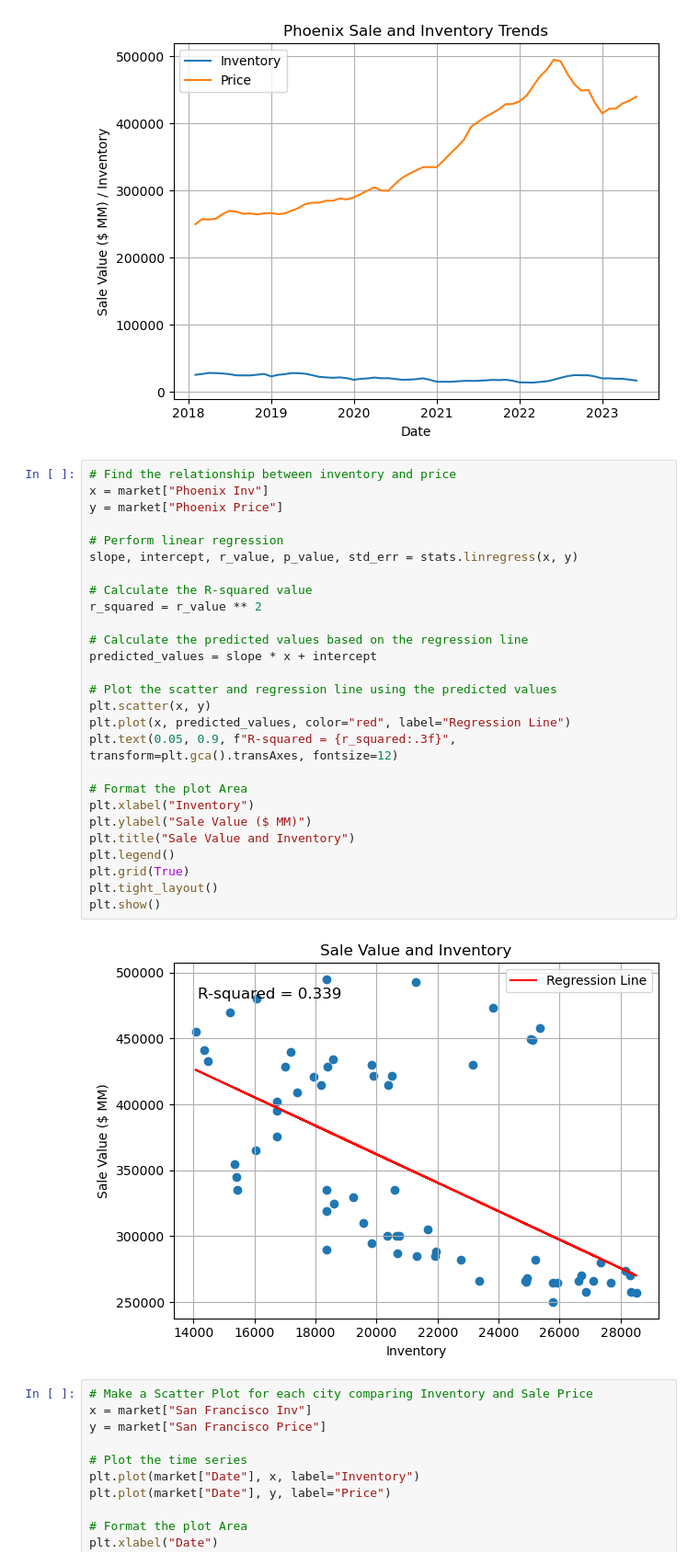
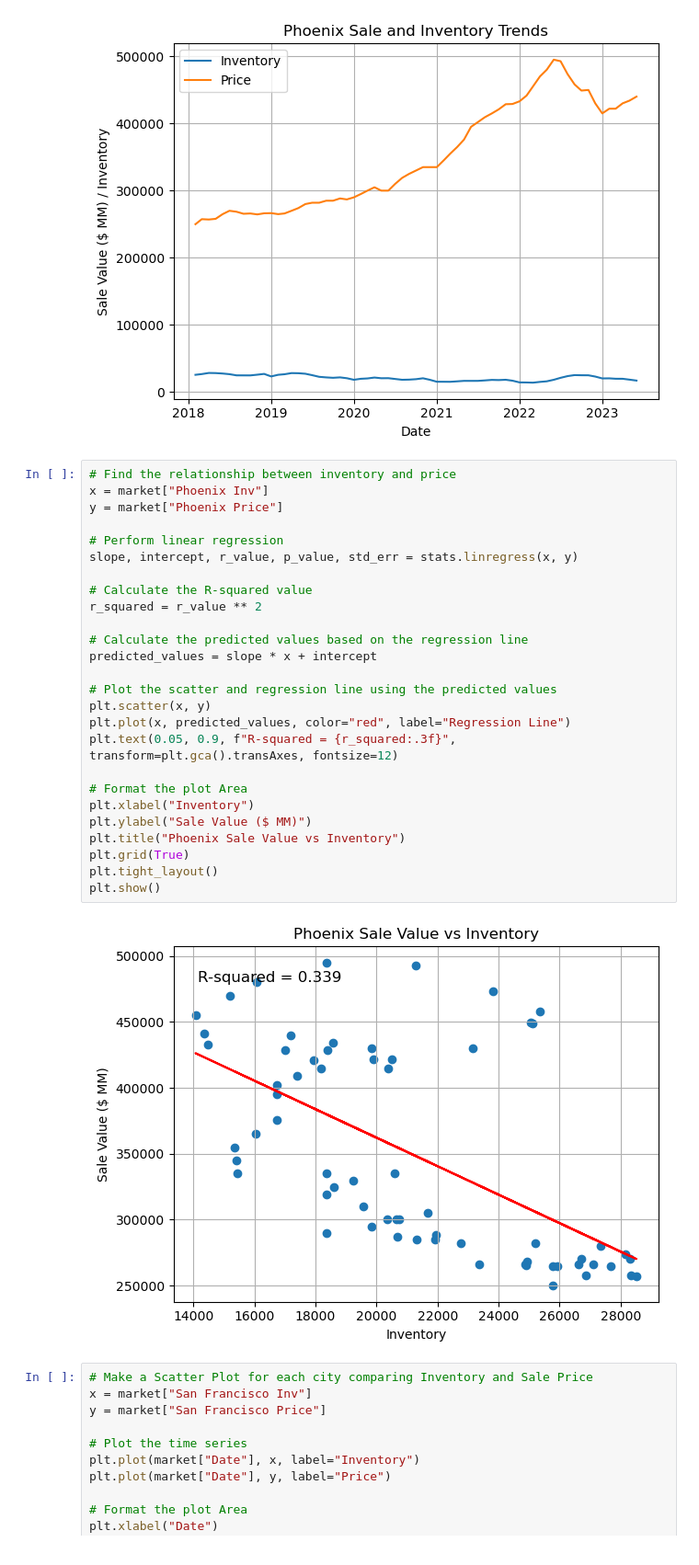
Before and after one commit to grantkerkman/project1_housing, a Jupyter notebook: grant_notebook.ipynb, the cells around one changed output. Shown at 92% size. Cells and saved outputs as stored; diff of their text form.

```diff
--- a/grant_notebook.ipynb
+++ b/grant_notebook.ipynb
@@ -753,32 +750,31 @@ plt.show()
 # %%
 # Find the relationship between inventory and price
 x = market["Phoenix Inv"]
 y = market["Phoenix Price"]
 
 # Perform linear regression
 slope, intercept, r_value, p_value, std_err = stats.linregress(x, y)
 
 # Calculate the R-squared value
 r_squared = r_value ** 2
 
 # Calculate the predicted values based on the regression line
 predicted_values = slope * x + intercept
 
 # Plot the scatter and regression line using the predicted values
 plt.scatter(x, y)
 plt.plot(x, predicted_values, color="red", label="Regression Line")
 plt.text(0.05, 0.9, f"R-squared = {r_squared:.3f}", transform=plt.gca().transAxes, fontsize=12)
 
 # Format the plot Area
 plt.xlabel("Inventory")
 plt.ylabel("Sale Value ($ MM)")
-plt.title("Sale Value and Inventory")
-plt.legend()
+plt.title("Phoenix Sale Value vs Inventory")
 plt.grid(True)
 plt.tight_layout()
 plt.show()
 # %% [output]
-[figure, old version]
+[figure, new version]
 # %%
 # Make a Scatter Plot for each city comparing Inventory and Sale Price
 x = market["San Francisco Inv"]
```
Also changed, not shown: parts of 15 cells of this notebook, 1 other file.
